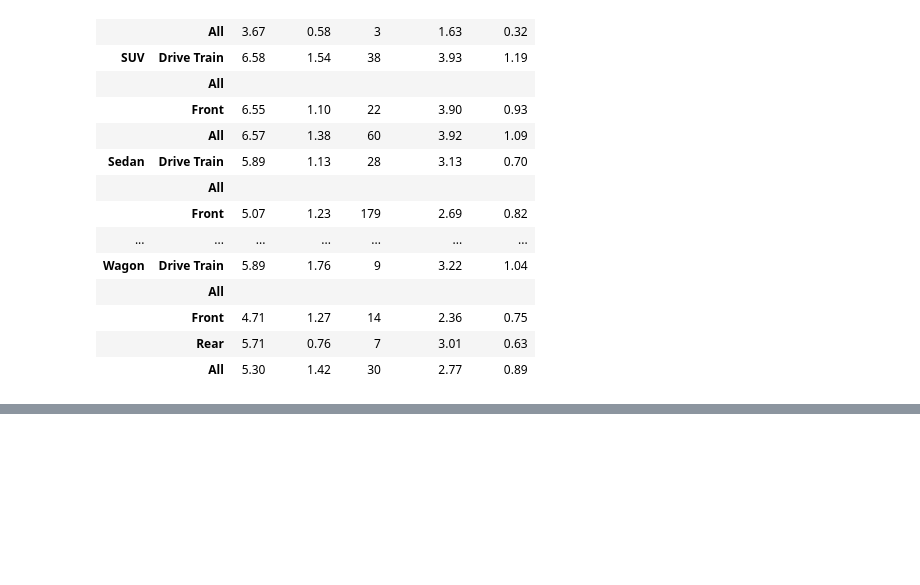
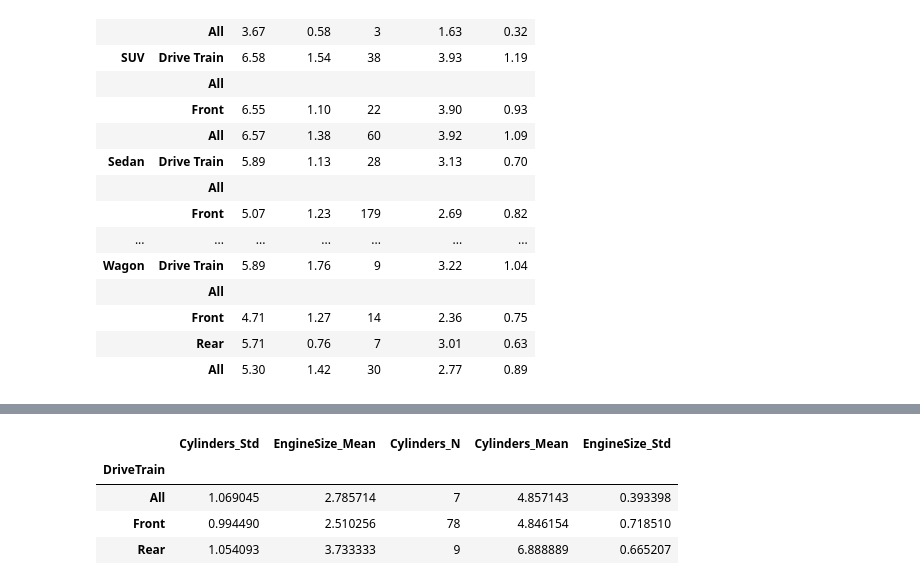
Before and after one commit to sassoftware/saspy, a Jupyter notebook: SAS+Tabulate.ipynb, the cells around one changed output, grey strips where cells are left out. Cells and saved outputs as stored; diff of their text form; code cells hidden in the pictures; blank space fills up the shorter version.

```diff
--- a/SAS+Tabulate.ipynb
+++ b/SAS+Tabulate.ipynb
@@ -198,0 +260,9 @@ The SAS System
+# %%
+# you can access portions of that nested frame by indices, from left to right
+my_frame.loc[('Sedan','Asia')]
+# %% [output]
+|  | Cylinders_Std | EngineSize_Mean | Cylinders_N | Cylinders_Mean | EngineSize_Std |
+| DriveTrain |  |  |  |  |  |
+| All | 1.069045 | 2.785714 | 7 | 4.857143 | 0.393398 |
+| Front | 0.994490 | 2.510256 | 78 | 4.846154 | 0.718510 |
+| Rear | 1.054093 | 3.733333 | 9 | 6.888889 | 0.665207 |
```
Also changed, not shown: parts of 15 cells of this notebook.
